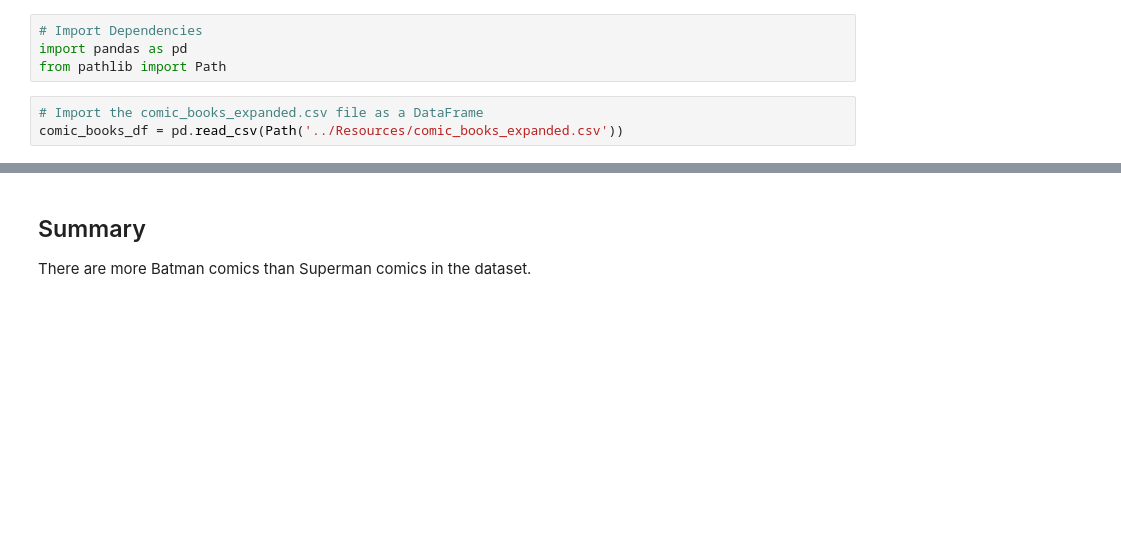
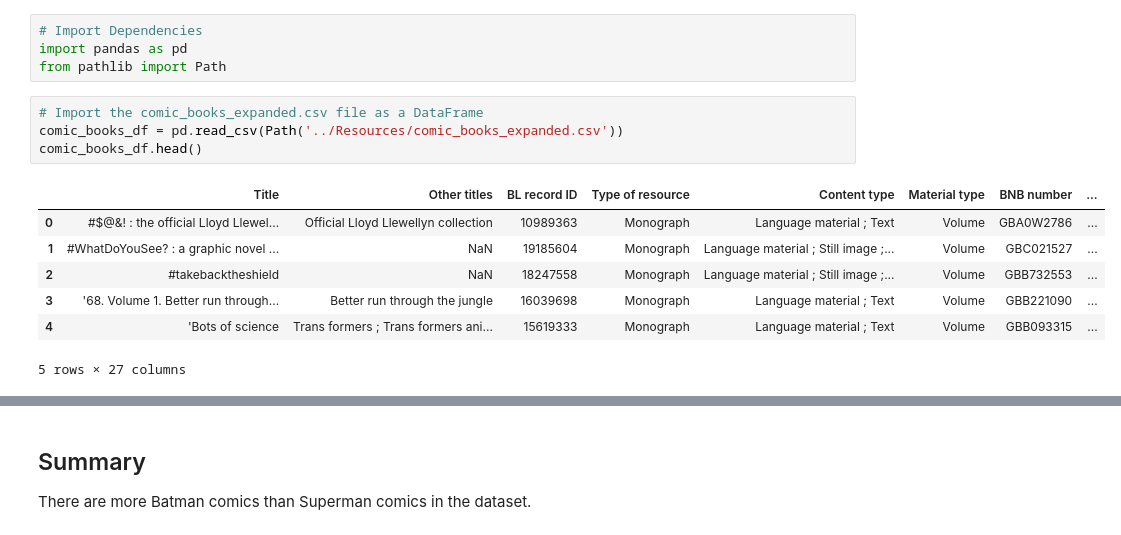
Before and after one commit to juanlavieri/ai-bootcamp-week-4, a Jupyter notebook: M4_Class_1_Activities/08-Stu_Comic_Books_CSV/Unsolved/comic_books.ipynb, the cells around one changed output, grey strips where cells are left out. Drawn from its saved outputs; the diff is of its cells as text; blank space fills up the shorter version.

```diff
--- a/M4_Class_1_Activities/08-Stu_Comic_Books_CSV/Unsolved/comic_books.ipynb
+++ b/M4_Class_1_Activities/08-Stu_Comic_Books_CSV/Unsolved/comic_books.ipynb
@@ -5,6 +5,15 @@ from pathlib import Path
 # %%
 # Import the comic_books_expanded.csv file as a DataFrame
 comic_books_df = pd.read_csv(Path('../Resources/comic_books_expanded.csv'))
+comic_books_df.head()
+# %% [output]
+|  | Title | Other titles | BL record ID | Type of resource | Content type | Material type | BNB number | ... |
+| 0 | #$@&! : the official Lloyd Llewel... | Official Lloyd Llewellyn collection | 10989363 | Monograph | Language material ; Text | Volume | GBA0W2786 | ... |
+| 1 | #WhatDoYouSee? : a graphic novel ... | NaN | 19185604 | Monograph | Language material ; Still image ;... | Volume | GBC021527 | ... |
+| 2 | #takebacktheshield | NaN | 18247558 | Monograph | Language material ; Still image ;... | Volume | GBB732553 | ... |
+| 3 | '68. Volume 1. Better run through... | Better run through the jungle | 16039698 | Monograph | Language material ; Text | Volume | GBB221090 | ... |
+| 4 | 'Bots of science | Trans formers ; Trans formers ani... | 15619333 | Monograph | Language material ; Text | Volume | GBB093315 | ... |
+5 rows × 27 columns
 # %%
 # Remove unnecessary columns from the DataFrame and save the new DataFrame
 # Only keep: "ISBN", "Title", "Other titles", "Name", "All names",
```
Also changed, not shown: parts of 5 cells of this notebook.
